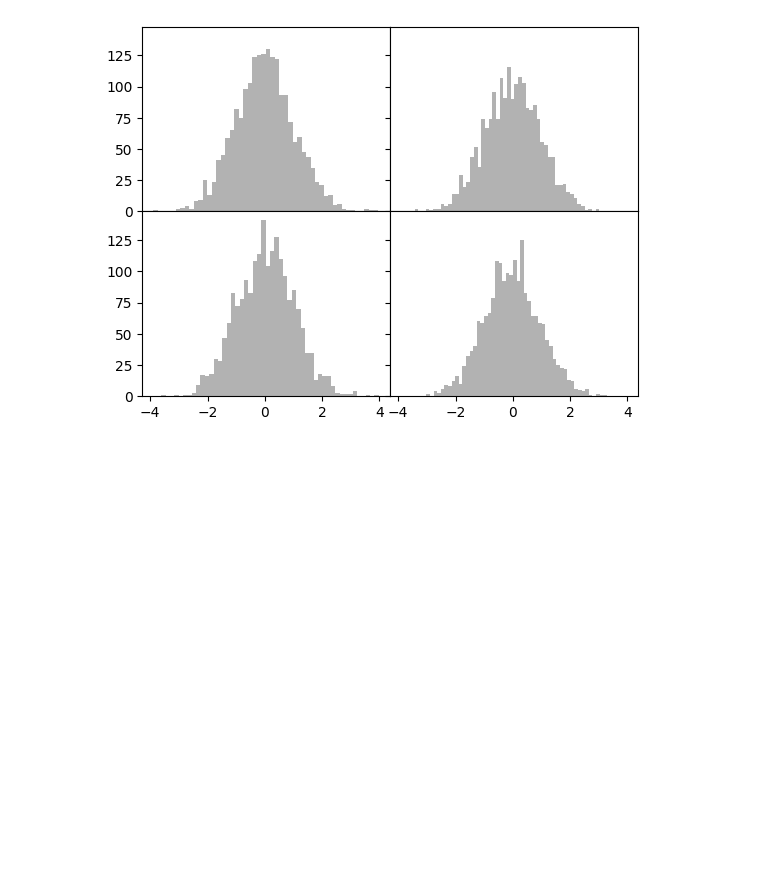
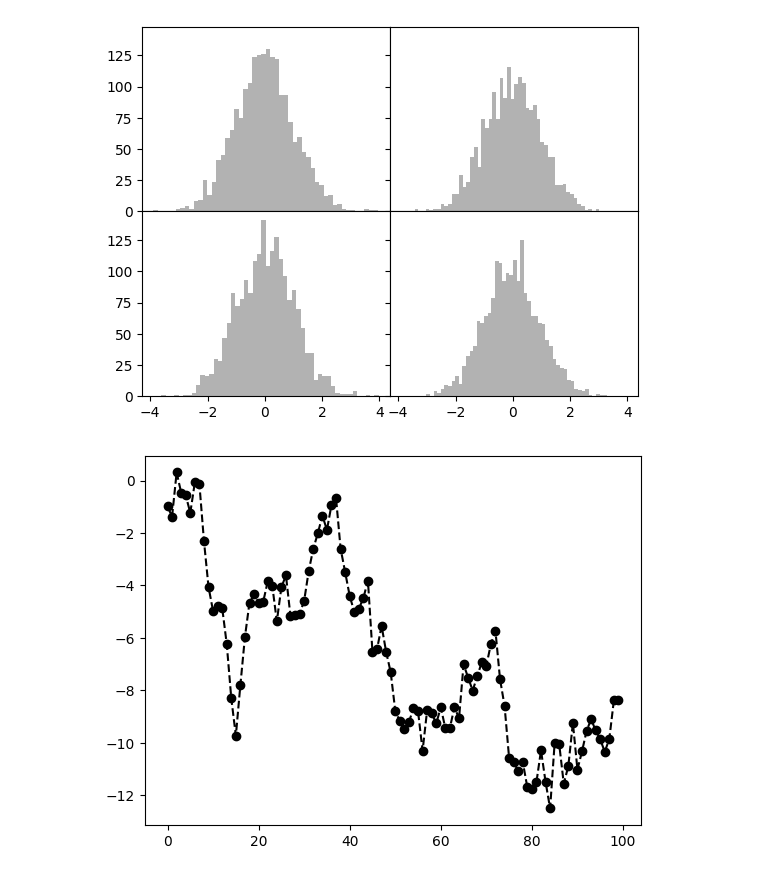
Before and after one commit to marcingastol/JS_2022-12_AnalizaDanychWJezykuPython, a Jupyter notebook: sroda/notebooks/8_matplotlib.ipynb, the cells around one changed output. Drawn from its saved outputs; the diff is of its cells as text; code cells hidden in the pictures; blank space fills up the shorter version.

```diff
--- a/sroda/notebooks/8_matplotlib.ipynb
+++ b/sroda/notebooks/8_matplotlib.ipynb
@@ -36,3 +36,9 @@ for x in range(2):
 a.subplots_adjust(wspace=0, hspace=0)
 # %% [output]
 [figure]
+# %%
+b = plot.figure()
+z = b.add_subplot()
+z.plot(np.random.standard_normal(100).cumsum(), color="black", linestyle="dashed", marker="o");
+# %% [output]
+[figure, added]
```
Also changed, not shown: parts of 1 cell of this notebook.
